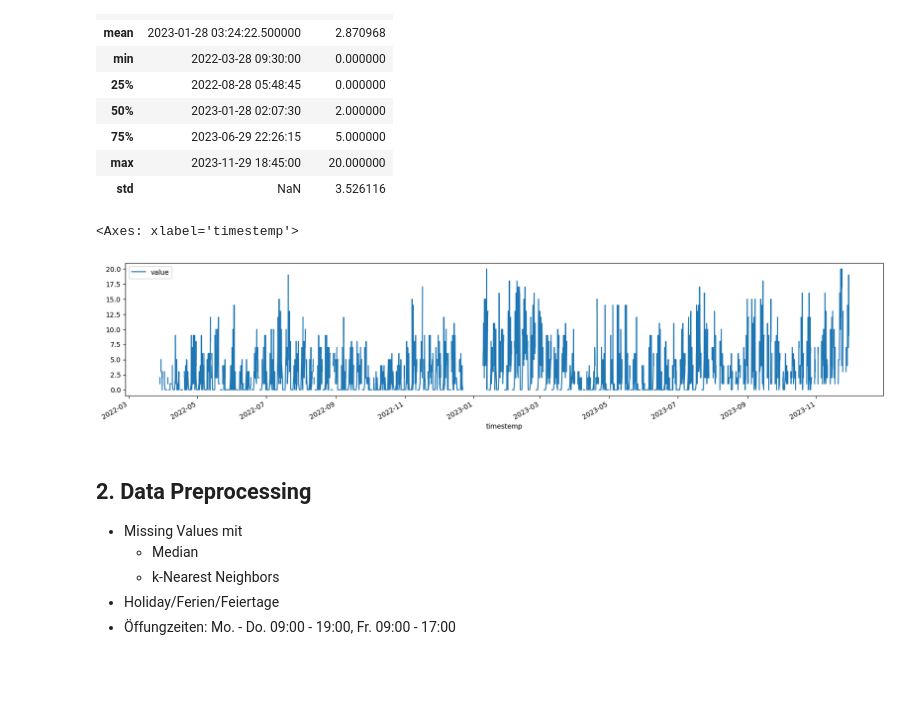
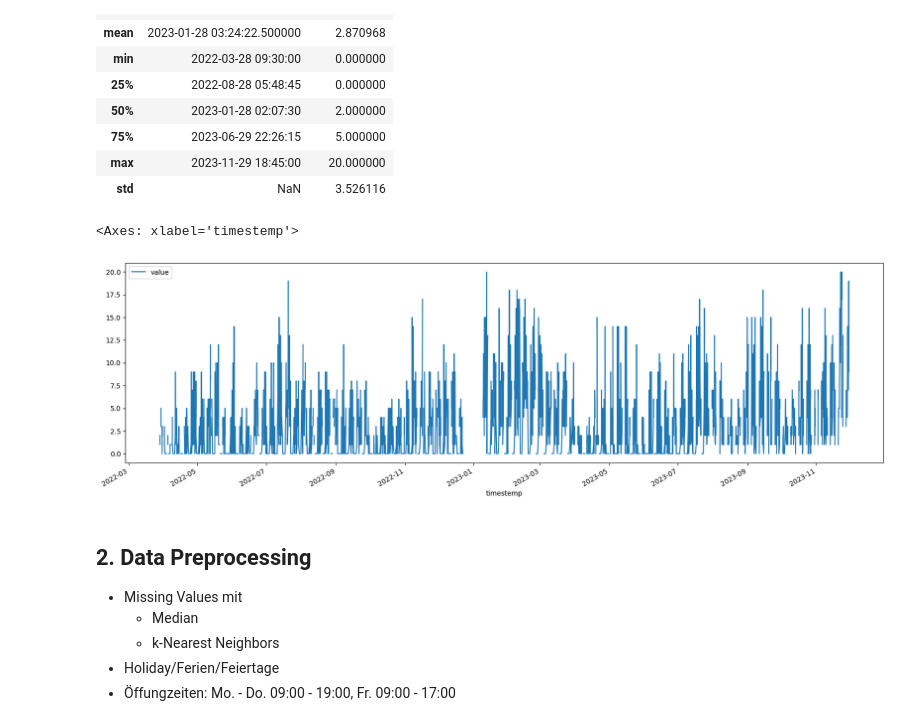
Before and after one commit to PatrykGadziomski/Visitor-prediction, a Jupyter notebook: Project_with_new_data.ipynb, the cells around one changed output. Cells and saved outputs as stored; diff of their text form; code cells hidden in the pictures; blank space fills up the shorter version.

```diff
--- a/Project_with_new_data.ipynb
+++ b/Project_with_new_data.ipynb
@@ -60,10 +60,10 @@ visitor_data.describe()
 | max | 2023-11-29 18:45:00 | 20.000000 |
 | std | NaN | 3.526116 |
 # %%
-visitor_data.plot(x="timestemp", y="value", figsize=(20, 4))
+visitor_data.plot(x="timestemp", y="value", figsize=(20, 6))
 # %% [output]
 <Axes: xlabel='timestemp'>
-[figure, old version]
+[figure, new version]
 # %% [markdown]
 ## 2. Data Preprocessing
 
```
Also changed, not shown: parts of 15 cells of this notebook.
